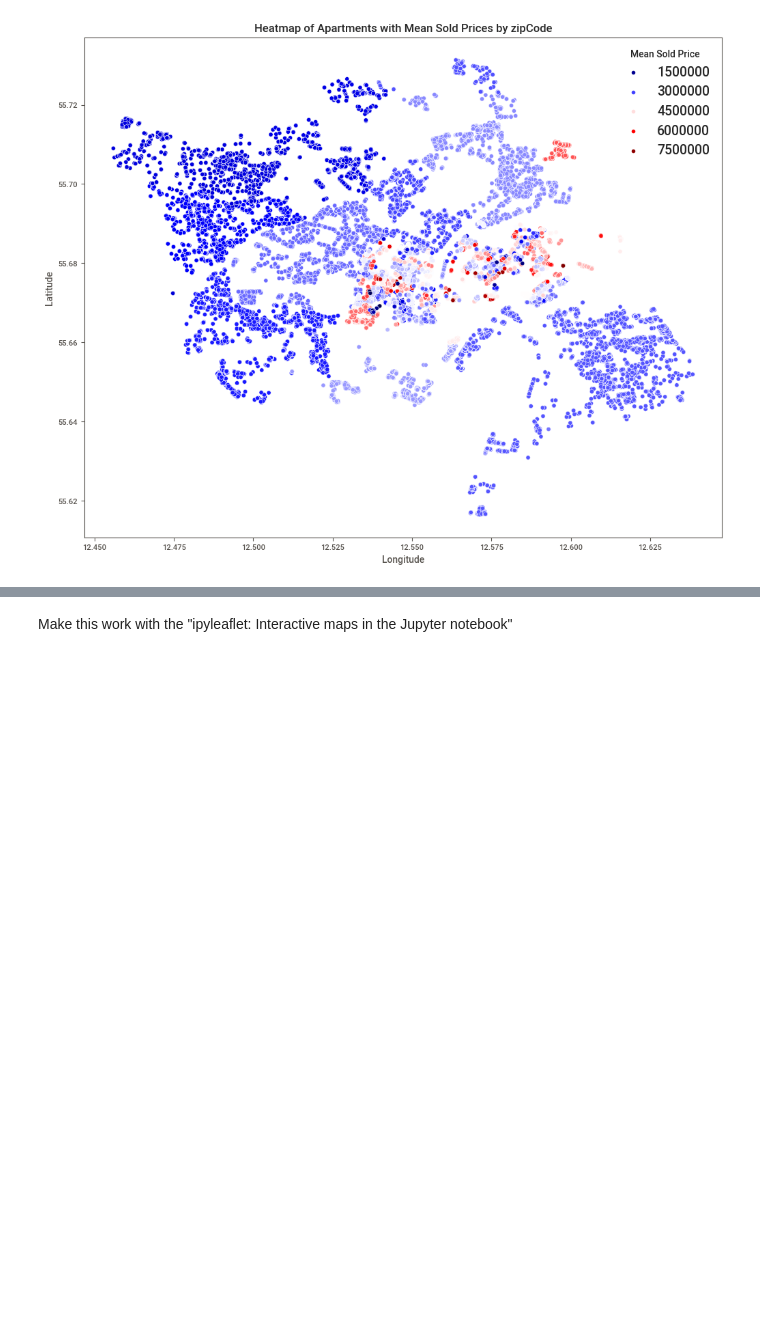
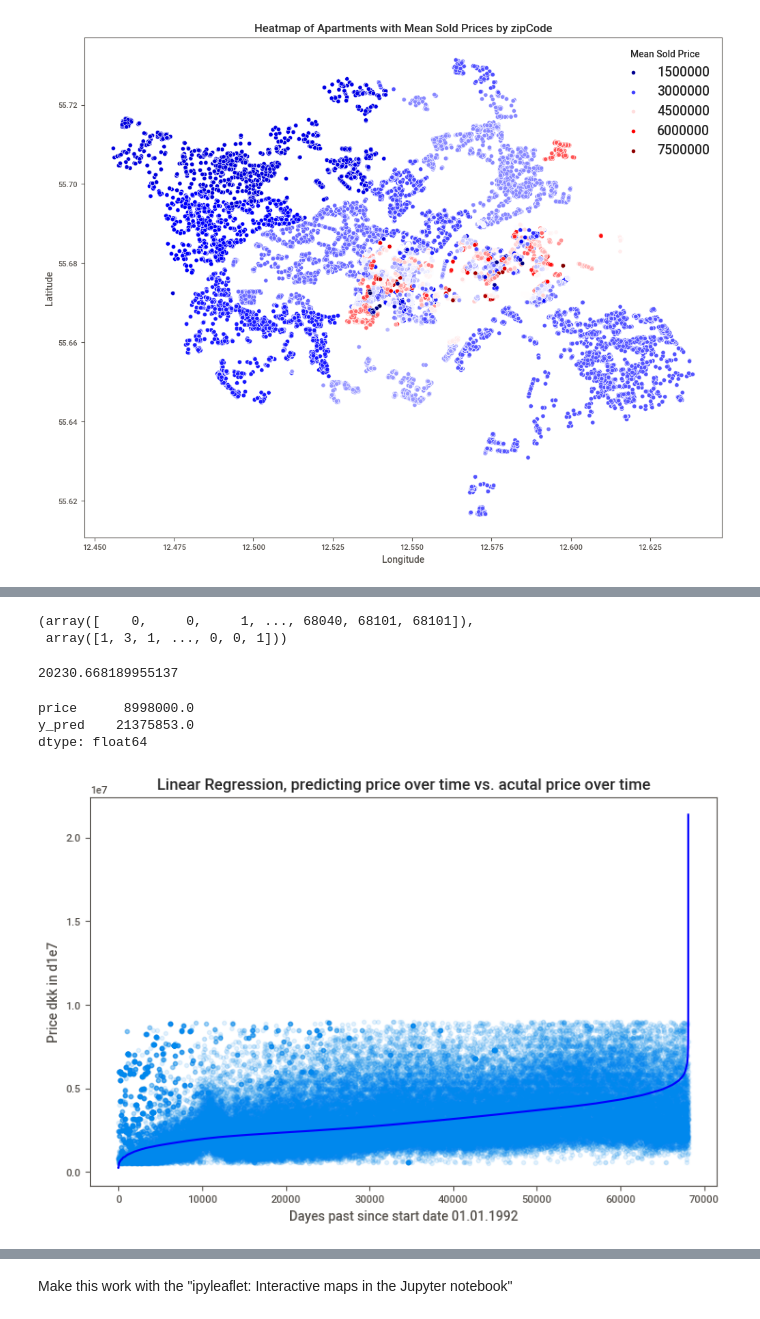
Before and after one commit to Pelvig1999/apartements, a Jupyter notebook: notebooks/data.ipynb, the cells around one changed output, grey strips where cells are left out. Cells and saved outputs as stored; diff of their text form; code cells hidden in the pictures; blank space fills up the shorter version.

Commit message:
LinearModel created

```diff
--- a/notebooks/data.ipynb
+++ b/notebooks/data.ipynb
@@ -470,0 +576,9 @@ plt.show()
+# %%
+# price ~ rooms + size + (year - 1 jan 1992)
+
+X = train_data[["rooms", "size", "soldAge"]].map(np.log)
+y = train_data["price"].map(np.log)
+# %%
+reg = LinearRegression()
+reg.fit(X,y)
+np.exp(reg.coef_[0])
@@ -470,0 +608,32 @@ plt.show()
+# %%
+from scipy import stats
+
+z_scores = np.abs(stats.zscore(train_data))
+outliers = np.where(z_scores > 2)  # Adjust the threshold as needed
+outliers
+# %% [output]
+(array([    0,     0,     1, ..., 68040, 68101, 68101]),
+ array([1, 3, 1, ..., 0, 0, 1]))
+# %%
+np.exp(reg.intercept_)
+# %% [output]
+20230.668189955137
+# %%
+y_hat = reg.predict(X)
+g = pd.DataFrame({"price": np.exp(y), "y_pred": np.exp(y_hat).round(0)})
+# %%
+g = g.reset_index(drop=True)
+g.max()
+# %% [output]
+price      8998000.0
+y_pred    21375853.0
+dtype: float64
+# %%
+plt.plot(g.index, g.sort_values(by="y_pred")["y_pred"], c='b')
+plt.scatter(g.index,g['price'], alpha=.1)
+plt.ylabel('Price dkk in d1e7')
+plt.xlabel('Dayes past since start date 01.01.1992')
+plt.title('Linear Regression, predicting price over time vs. acutal price over time')
+plt.show()
+# %% [output]
+[figure, added]
```
Also changed, not shown: parts of 15 cells of this notebook, 1 other file.
